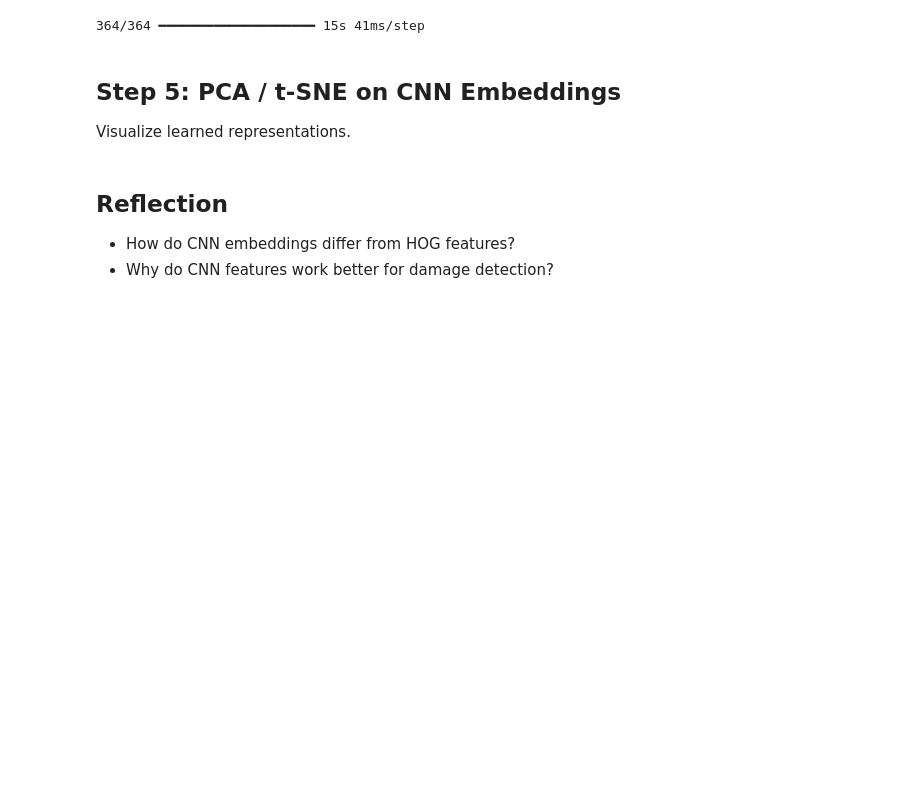
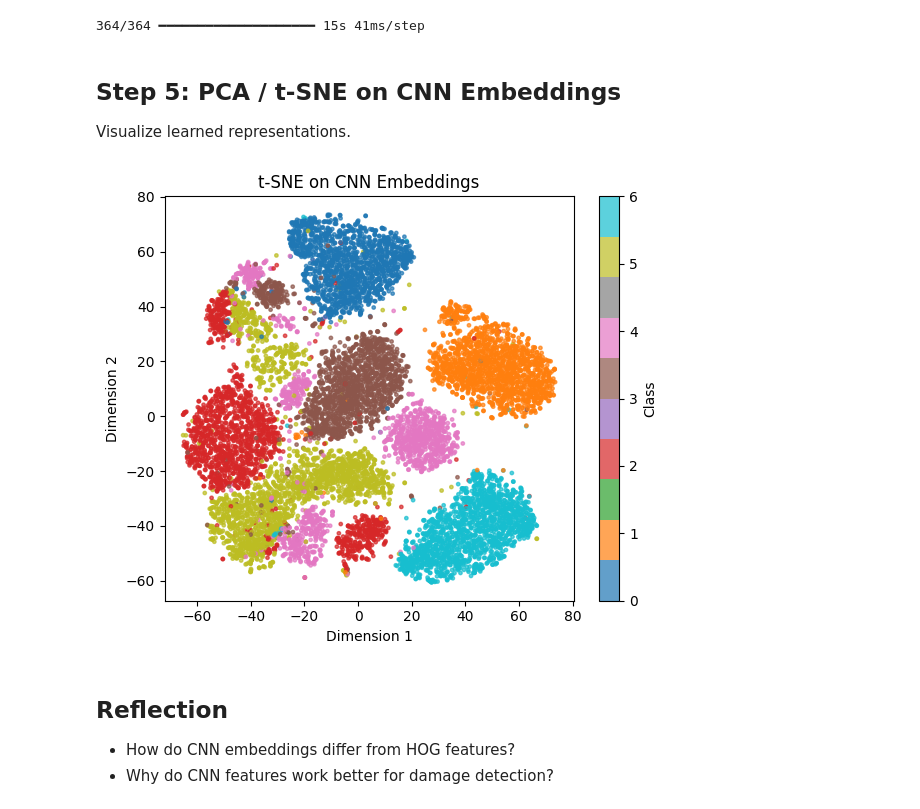
Before and after one commit to vardhanvarri/AutoDamage-Vision, a Jupyter notebook: Week 3/Week3_CNN_Embeddings_soln.ipynb, the cells around one changed output. Drawn from its saved outputs; the diff is of its cells as text; code cells hidden in the pictures; blank space fills up the shorter version.

```diff
--- a/Week 3/Week3_CNN_Embeddings_soln.ipynb
+++ b/Week 3/Week3_CNN_Embeddings_soln.ipynb
@@ -136,6 +136,24 @@ emb_50 = pca_50.fit_transform(embeddings)
 
 tsne = TSNE(n_components=2, perplexity=30, random_state=42)
 emb_tsne = tsne.fit_transform(emb_50)
+# %%
+plt.figure(figsize=(6, 5))
+plt.scatter(
+    emb_tsne[:, 0],
+    emb_tsne[:, 1],
+    c=y,
+    s=6,
+    cmap="tab10",
+    alpha=0.7
+)
+plt.colorbar(label="Class")
+plt.title("t-SNE on CNN Embeddings")
+plt.xlabel("Dimension 1")
+plt.ylabel("Dimension 2")
+plt.tight_layout()
+plt.show()
+# %% [output]
+[figure, added]
 # %% [markdown]
 ## Reflection
 - How do CNN embeddings differ from HOG features?
```
Also changed, not shown: 1 other file.
